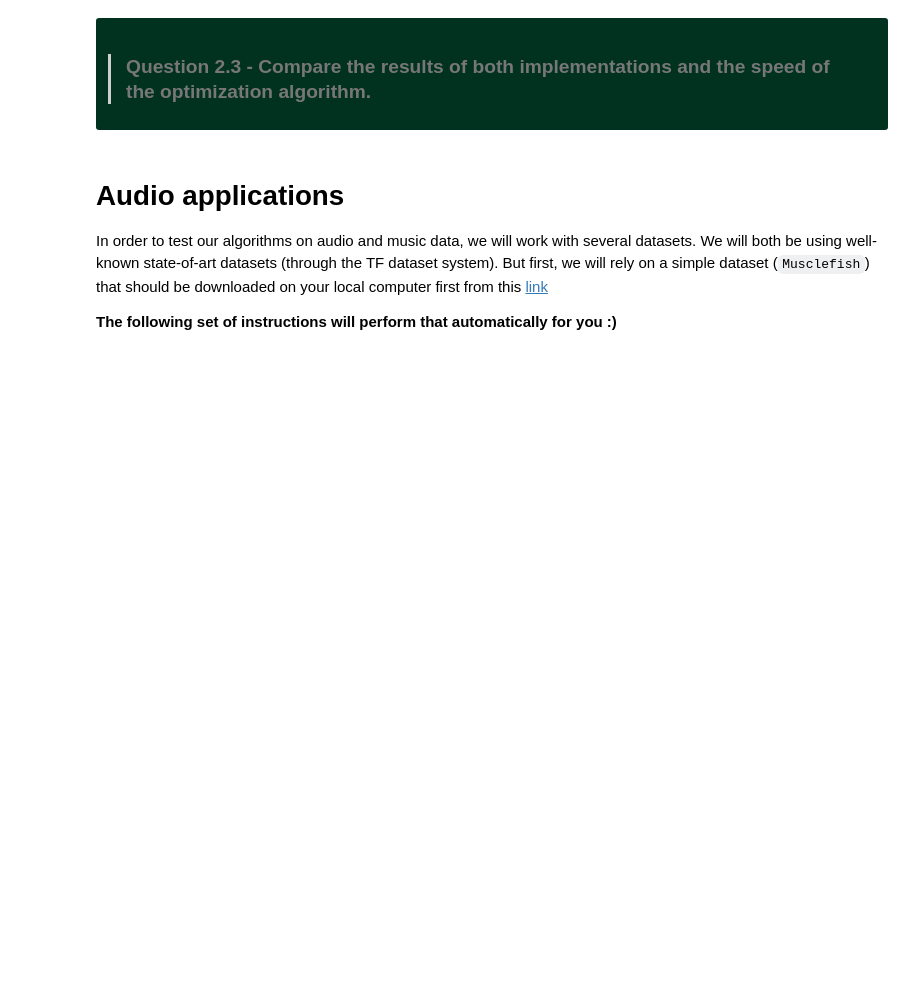
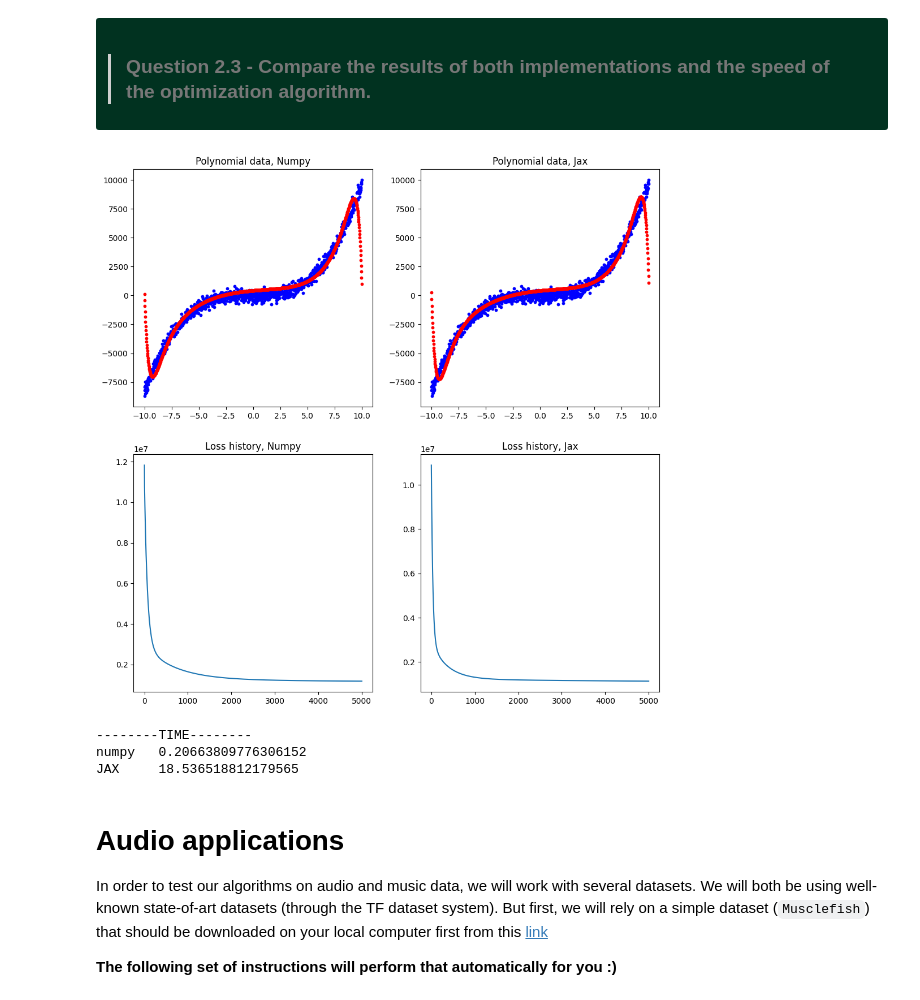
Before and after one commit to kjle/ATIAM-Promo-2025, a Jupyter notebook: ATIAM-IM-ML-main/01a_machine_learning.ipynb, the cells around one changed output. Saved outputs shown, nothing was run; the diff lists cells and outputs as text; code cells hidden in the pictures; blank space fills up the shorter version.

```diff
--- a/ATIAM-IM-ML-main/01a_machine_learning.ipynb
+++ b/ATIAM-IM-ML-main/01a_machine_learning.ipynb
@@ -980,3 +944,47 @@ Coefficients: [[    0.        ]
+# %%
+degree = 30
+X_train = polynomial_features(X, degree)
+X_train_scaled = minmax_scale(X_train)
+
+start = time.time()
+W_hat = np.zeros((degree + 1, 1))
+W_hat, loss_history = gradient_descent(X_train_scaled, y, W_hat, lr=0.1, n_iter=5000)
+end = time.time()
+np_time = end - start
+
+start = time.time()
+jW_hat = np.zeros((degree + 1, 1))
+jW_hat, jloss_history = jgradient_descent(X_train_scaled, y, jW_hat, lr=0.1, n_iter=5000)
+end = time.time()
+jax_time = end - start
+
+y_pred = np.dot(X_train_scaled, W_hat)
+jy_pred = np.dot(X_train_scaled, jW_hat)
+
+# Plot the data
+fig, ax = plt.subplots(2, 2, figsize=(12, 12))
+ax[0, 0].scatter(X, y, label="Data", color="blue", s=10)
+ax[0, 0].scatter(X, y_pred, label="Prediction", color="red", s=10)
+ax[0, 0].set_title("Polynomial data, Numpy")
+
+ax[1, 0].plot(loss_history)
+ax[1, 0].set_title("Loss history, Numpy")
+
+ax[0, 1].scatter(X, y, label="Data", color="blue", s=10)
+ax[0, 1].scatter(X, jy_pred, label="Prediction", color="red", s=10)
+ax[0, 1].set_title("Polynomial data, Jax")
+
+ax[1, 1].plot(jloss_history)
+ax[1, 1].set_title("Loss history, Jax")
+plt.show()
+
+print("--------TIME--------")
+print(f"numpy\t{np_time} \nJAX\t{jax_time}")
+# %% [output]
+[figure, added]
+--------TIME--------
+numpy   0.20663809776306152
+JAX     18.536518812179565
 # %% [markdown]
 <a id="audio"></a>
 # Audio applications
```
Also changed, not shown: parts of 22 cells of this notebook.
